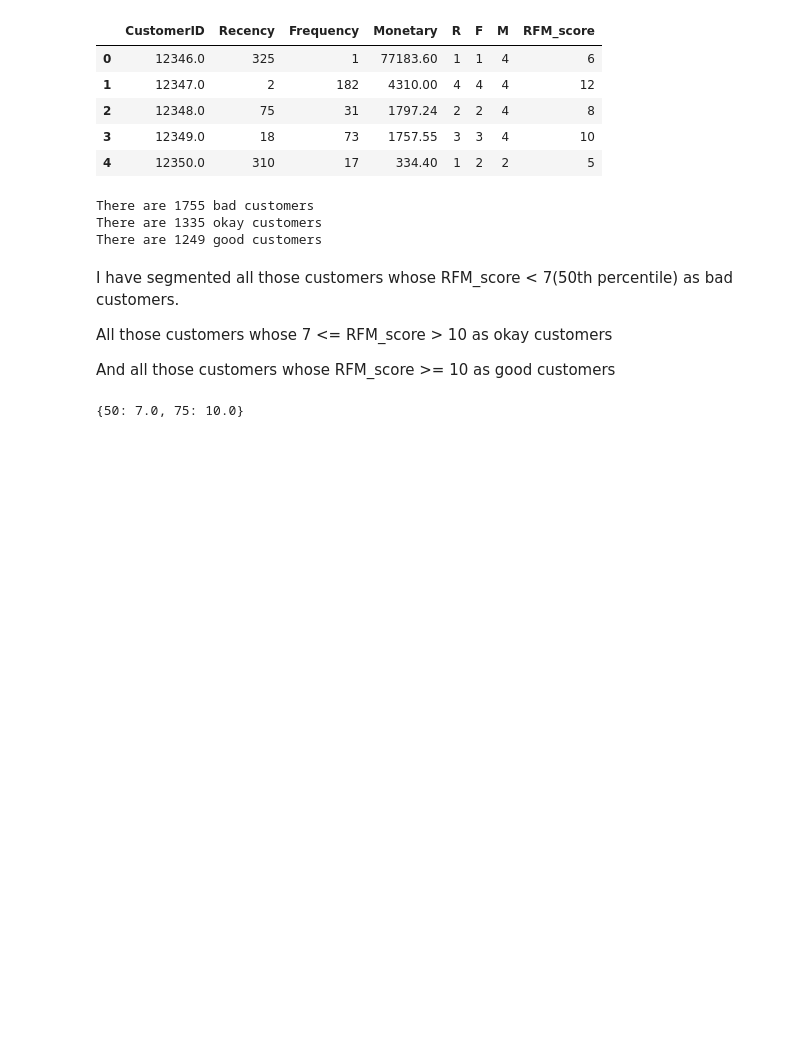
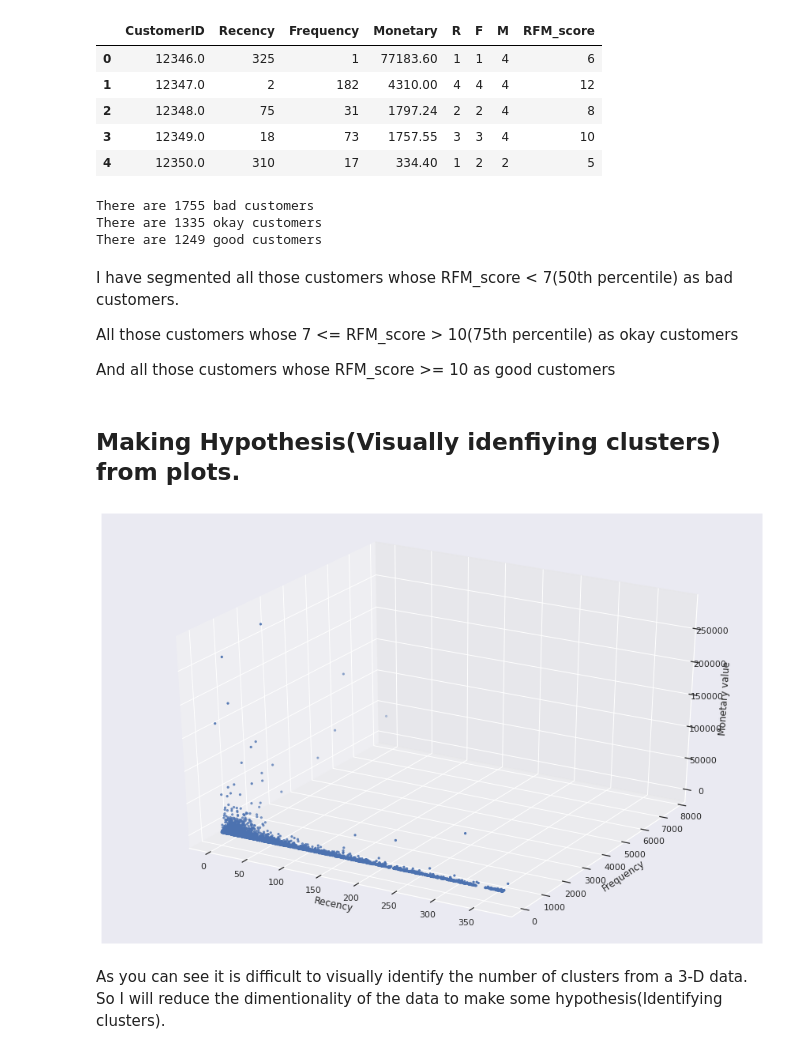
Before and after one commit to Shourya306/Online-Retail-Customer-Segmentation-Clustering, a Jupyter notebook: Online_Retail_Customer_Segmentation.ipynb, the cells around one changed output. Saved outputs shown, nothing was run; the diff lists cells and outputs as text; code cells hidden in the pictures; blank space fills up the shorter version.

```diff
--- a/Online_Retail_Customer_Segmentation.ipynb
+++ b/Online_Retail_Customer_Segmentation.ipynb
@@ -597,10 +599,26 @@ There are 1249 good customers
 # %% [markdown]
 I have segmented all those customers whose RFM_score < 7(50th percentile) as bad customers.
 
-All those customers whose 7 <= RFM_score > 10 as okay customers
+All those customers whose 7 <= RFM_score > 10(75th percentile) as okay customers
 
 And all those customers whose RFM_score >= 10 as good customers
-# %%
-RFM_score_percentiles
-# %% [output]
-{50: 7.0, 75: 10.0}
+# %% [markdown]
+## **Making Hypothesis(Visually idenfiying clusters) from plots.**
+# %%
+#Plotting a 3-D graph to identify clusters.
+
+fig=plt.figure(figsize=(15,10))
+plt.title('3d visualization of Recency Frequency and Monetary')
+ax=fig.add_subplot(111,projection='3d')
+xs=RFM_df.Recency
+ys=RFM_df.Frequency
+zs=RFM_df.Monetary
+ax.scatter(xs,ys,zs,s=5)
+ax.set_xlabel('Recency')
+ax.set_ylabel('Frequency')
+ax.set_zlabel('Monetary value')
+plt.show()
+# %% [output]
+[figure, added]
+# %% [markdown]
+As you can see it is difficult to visually identify the number of clusters from a 3-D data. So I will reduce the dimentionality of the data to make some hypothesis(Identifying clusters).
```
Also changed, not shown: parts of 8 cells of this notebook.
